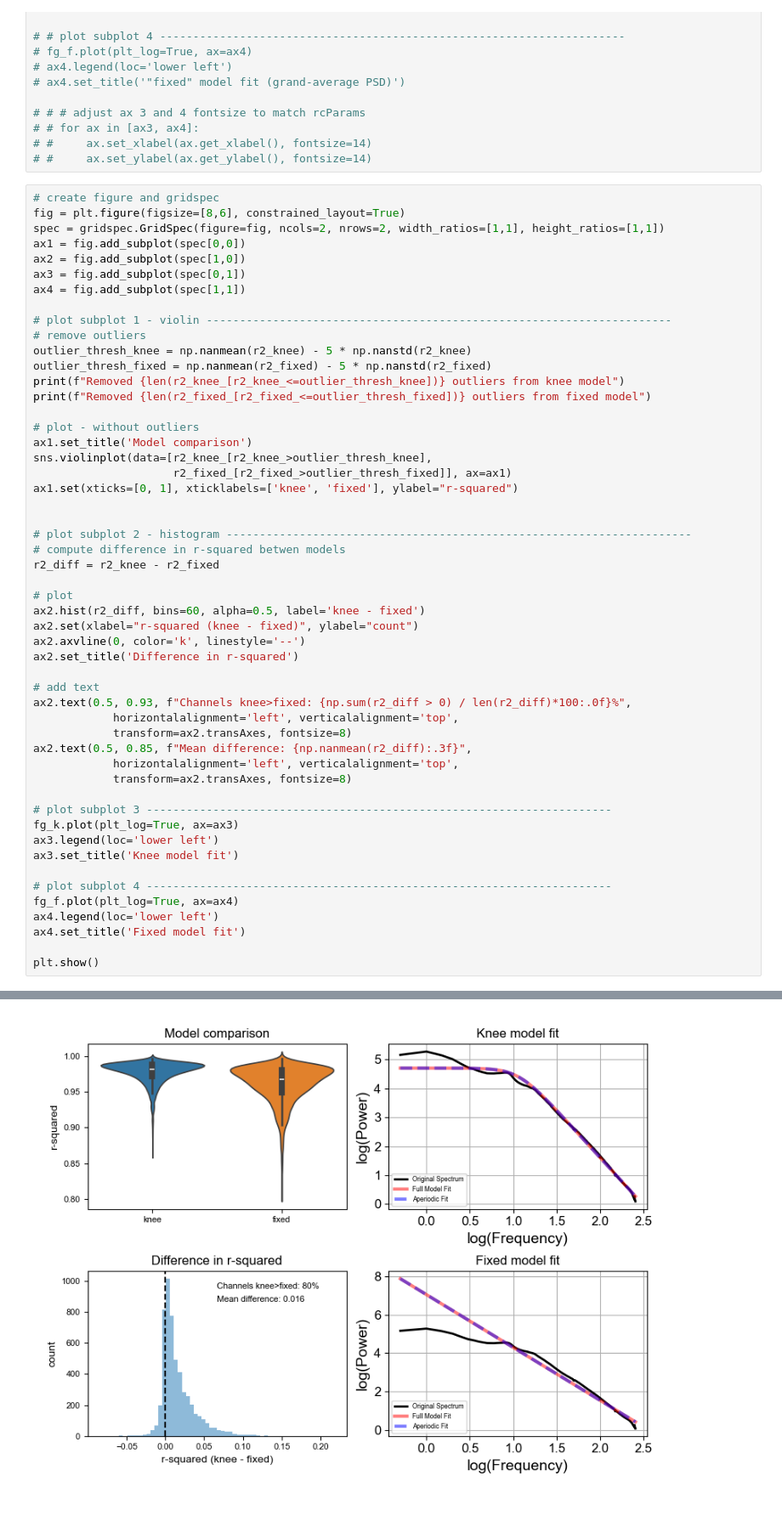
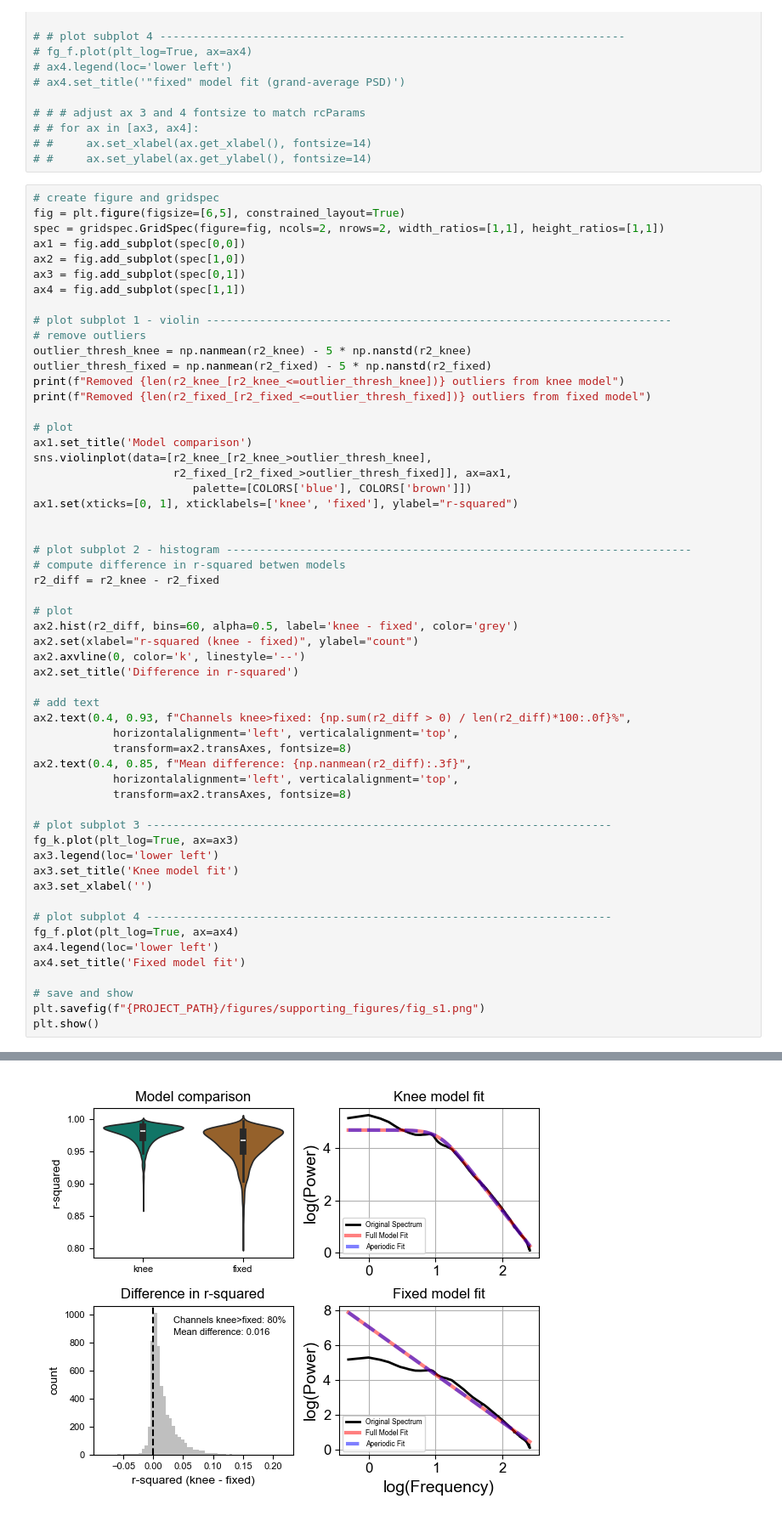
Before and after one commit to voytekresearch/oscillation_vs_exponent, a Jupyter notebook: notebooks/aperiodic_mode.ipynb, the cells around one changed output, grey strips where cells are left out. Shown at 85% size. Cells and saved outputs as stored; diff of their text form.

Commit message:
recolor figure

```diff
--- a/notebooks/aperiodic_mode.ipynb
+++ b/notebooks/aperiodic_mode.ipynb
@@ -331,7 +331,7 @@ This analysis demonstrates that a high r-suared value does not necessarilly indi
 # #     ax.set_ylabel(ax.get_ylabel(), fontsize=14)
 # %%
 # create figure and gridspec
-fig = plt.figure(figsize=[8,6], constrained_layout=True)
+fig = plt.figure(figsize=[6,5], constrained_layout=True)
 spec = gridspec.GridSpec(figure=fig, ncols=2, nrows=2, width_ratios=[1,1], height_ratios=[1,1])
 ax1 = fig.add_subplot(spec[0,0])
 ax2 = fig.add_subplot(spec[1,0])
@@ -345,43 +345,47 @@ outlier_thresh_fixed = np.nanmean(r2_fixed) - 5 * np.nanstd(r2_fixed)
 print(f"Removed {len(r2_knee_[r2_knee_<=outlier_thresh_knee])} outliers from knee model")
 print(f"Removed {len(r2_fixed_[r2_fixed_<=outlier_thresh_fixed])} outliers from fixed model")
 
-# plot - without outliers
+# plot
 ax1.set_title('Model comparison')
 sns.violinplot(data=[r2_knee_[r2_knee_>outlier_thresh_knee],
-                     r2_fixed_[r2_fixed_>outlier_thresh_fixed]], ax=ax1)
+                     r2_fixed_[r2_fixed_>outlier_thresh_fixed]], ax=ax1,
+                        palette=[COLORS['blue'], COLORS['brown']])
 ax1.set(xticks=[0, 1], xticklabels=['knee', 'fixed'], ylabel="r-squared")
 
 
 # plot subplot 2 - histogram ----------------------------------------------------------------------
 # compute difference in r-squared betwen models
 r2_diff = r2_knee - r2_fixed
 
 # plot
-ax2.hist(r2_diff, bins=60, alpha=0.5, label='knee - fixed')
+ax2.hist(r2_diff, bins=60, alpha=0.5, label='knee - fixed', color='grey')
 ax2.set(xlabel="r-squared (knee - fixed)", ylabel="count")
 ax2.axvline(0, color='k', linestyle='--')
 ax2.set_title('Difference in r-squared')
 
 # add text
-ax2.text(0.5, 0.93, f"Channels knee>fixed: {np.sum(r2_diff > 0) / len(r2_diff)*100:.0f}%",
+ax2.text(0.4, 0.93, f"Channels knee>fixed: {np.sum(r2_diff > 0) / len(r2_diff)*100:.0f}%",
             horizontalalignment='left', verticalalignment='top',
             transform=ax2.transAxes, fontsize=8)
-ax2.text(0.5, 0.85, f"Mean difference: {np.nanmean(r2_diff):.3f}",
+ax2.text(0.4, 0.85, f"Mean difference: {np.nanmean(r2_diff):.3f}",
             horizontalalignment='left', verticalalignment='top',
             transform=ax2.transAxes, fontsize=8)
 
 # plot subplot 3 ----------------------------------------------------------------------
 fg_k.plot(plt_log=True, ax=ax3)
 ax3.legend(loc='lower left')
 ax3.set_title('Knee model fit')
+ax3.set_xlabel('')
 
 # plot subplot 4 ----------------------------------------------------------------------
 fg_f.plot(plt_log=True, ax=ax4)
 ax4.legend(loc='lower left')
 ax4.set_title('Fixed model fit')
 
+# save and show
+plt.savefig(f"{PROJECT_PATH}/figures/supporting_figures/fig_s1.png")
 plt.show()
 # %% [output]
 Removed 23 outliers from knee model
 Removed 23 outliers from fixed model
-[figure, old version]
+[figure, new version]
```
